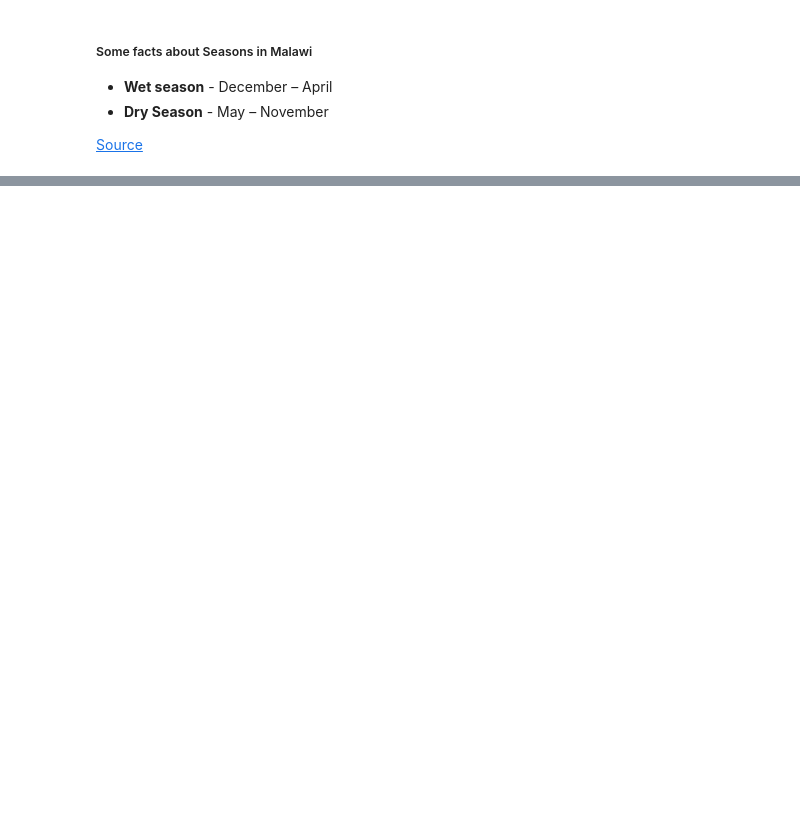
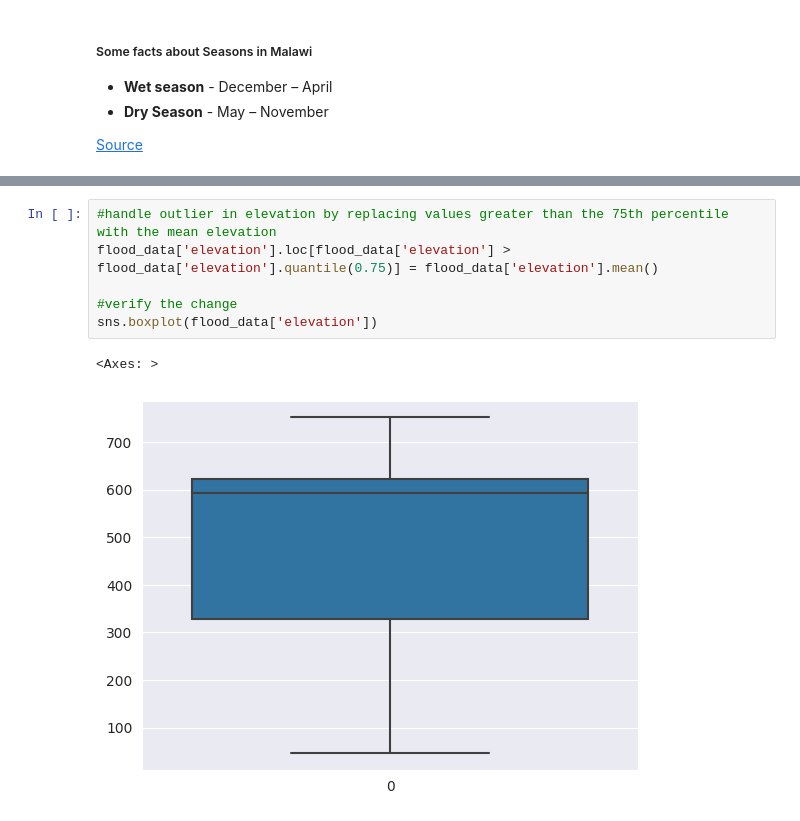
Before and after one commit to otoosakyidavid/KaggleX-BIPOC-Mentorship-Project, a Jupyter notebook: flood-prediction-analysis.ipynb, the cells around one changed output, grey strips where cells are left out. Saved outputs shown, nothing was run; the diff lists cells and outputs as text; blank space fills up the shorter version.

```diff
--- a/flood-prediction-analysis.ipynb
+++ b/flood-prediction-analysis.ipynb
@@ -356,0 +444,9 @@ rainfall_before_flood = [
+# %%
+#handle outlier in elevation by replacing values greater than the 75th percentile with the mean elevation
+flood_data['elevation'].loc[flood_data['elevation'] > flood_data['elevation'].quantile(0.75)] = flood_data['elevation'].mean()
+
+#verify the change
+sns.boxplot(flood_data['elevation'])
+# %% [output]
+<Axes: >
+[figure, added]
```
Also changed, not shown: parts of 46 cells of this notebook.
